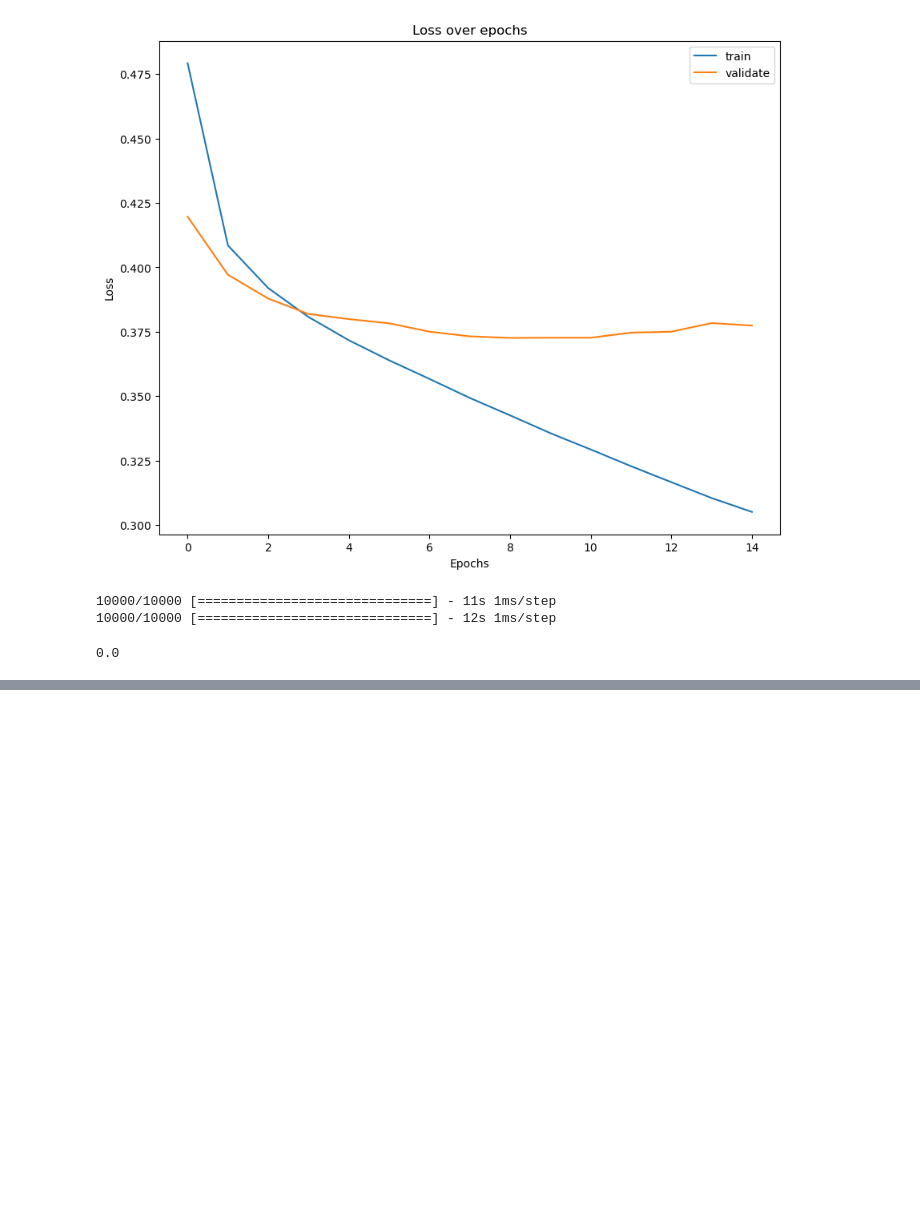
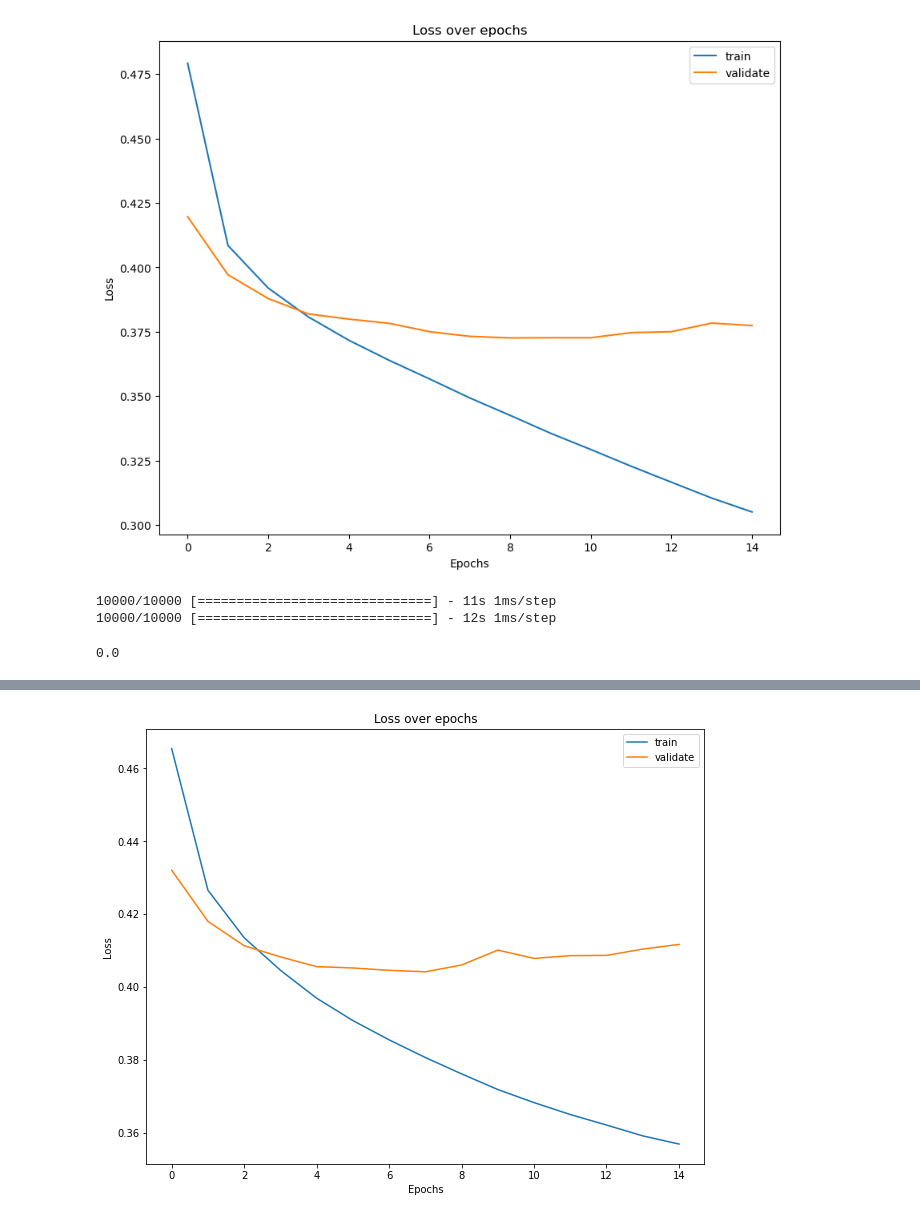
Before and after one commit to saakethkoka/ML-Lab7-RNN, a Jupyter notebook: main.ipynb, the cells around one changed output, grey strips where cells are left out. Cells and saved outputs as stored; diff of their text form; code cells hidden in the pictures; blank space fills up the shorter version.

```diff
--- a/main.ipynb
+++ b/main.ipynb
@@ -401,20 +401,20 @@ sequence_input = Input(shape=(10,3), dtype='int32')
 embedded_sequences = embedding_layer(sequence_input) # from previous embedding
 
 # 2D convolutions relating words in sentences to each other
-word_rel_1 = Conv2D(32, (1,2), activation='relu', kernel_initializer='he_uniform')(embedded_sequences)
+word_rel_1 = Conv2D(32, (1,2), activation='relu', kernel_initializer='he_uniform', padding="same")(embedded_sequences)
 MaxPooling2D(2)(word_rel_1)
 
-word_rel_2 = Conv2D(32, (1,3), activation='relu', kernel_initializer='he_uniform')(embedded_sequences)
-MaxPooling2D()(word_rel_2)
+word_rel_2 = Conv2D(32, (1,3), activation='relu', kernel_initializer='he_uniform', padding="same")(embedded_sequences)
+MaxPooling2D(2)(word_rel_2)
 
 word_rel = Concatenate()([word_rel_1, word_rel_2])
 word_rel = Flatten()(word_rel)
 
 # 2D convolutions relating sentences to each other
-sent_rel_1 = Conv2D(32, (2,1), activation='relu', kernel_initializer='he_uniform')(embedded_sequences)
+sent_rel_1 = Conv2D(32, (2,1), activation='relu', kernel_initializer='he_uniform', padding="same")(embedded_sequences)
 MaxPooling2D(1)(sent_rel_1)
 
-sent_rel_2 = Conv2D(32, 2, activation='relu', kernel_initializer='he_uniform')(embedded_sequences)
+sent_rel_2 = Conv2D(32, 2, activation='relu', kernel_initializer='he_uniform', padding="same")(embedded_sequences)
 MaxPooling2D(2)(sent_rel_2)
 
 sent_rel = Concatenate()([sent_rel_1, sent_rel_2])
@@ -440,0 +496,4 @@ epochs=15, batch_size=2048)
+# %%
+plot_history(cnn3_hist)
+# %% [output]
+[figure, added]
```
Also changed, not shown: parts of 3 cells of this notebook, 1 other file.
